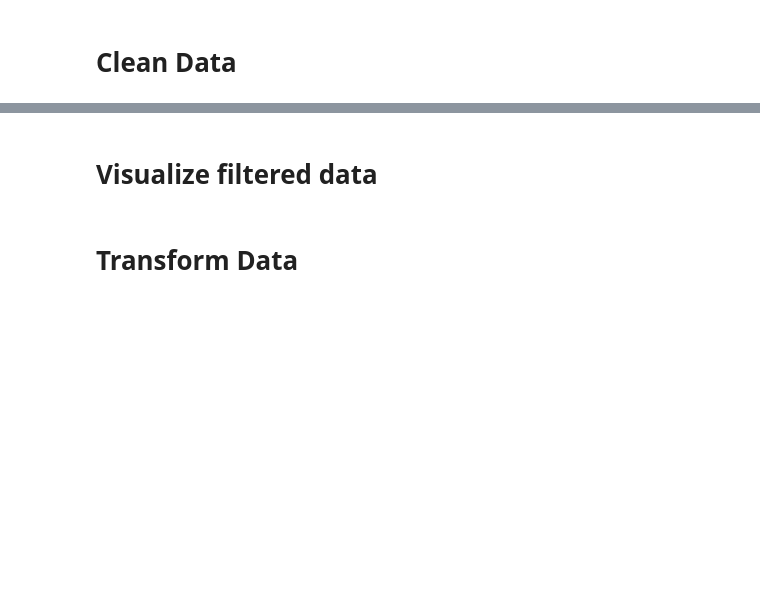
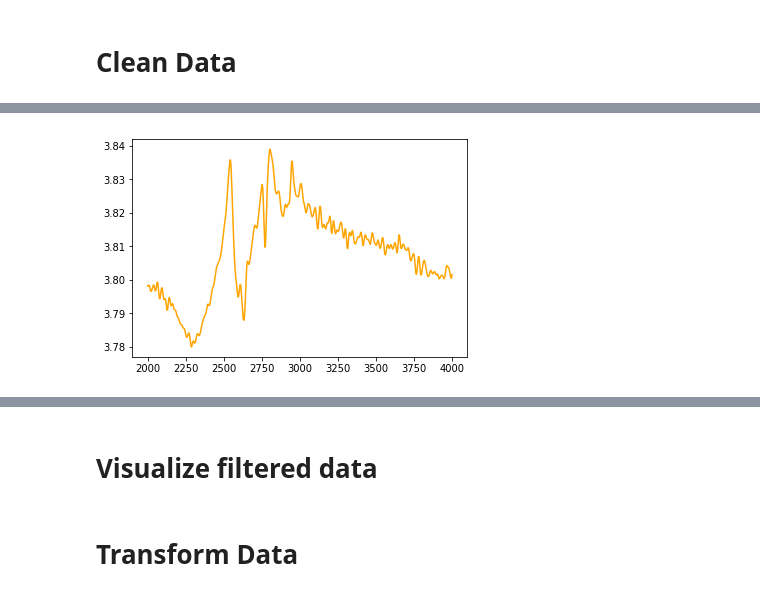
Before and after one commit to RoamEasy/emg-deep-learning, a Jupyter notebook: data_analysis.ipynb, the cells around one changed output, grey strips where cells are left out. Cells and saved outputs as stored; diff of their text form; code cells hidden in the pictures; blank space fills up the shorter version.

```diff
--- a/data_analysis.ipynb
+++ b/data_analysis.ipynb
@@ -74,6 +75,8 @@ plt.show()
 # %% [markdown]
 # Clean Data
 # %%
+# add Low pass filter
+
 def low_pass(fc, b):
     '''
     :param fc: cutoff frequency
@@ -85,7 +88,8 @@ def low_pass(fc, b):
     n = np.arange(N)
 
     sinc_func = np.sinc(2 * fc * (n - (N - 1) / 2.))
-    window = 0.42 - 0.5 * np.cos(2 * np.pi * n / (N - 1)) + 0.08 * np.cos(4 * np.pi * n / (N - 1))
+    #window = 0.42 - 0.5 * np.cos(2 * np.pi * n / (N - 1)) + 0.08 * np.cos(4 * np.pi * n / (N - 1))
+    window = np.blackman(N)
     sinc_func = sinc_func * window
     sinc_func = sinc_func / np.sum(sinc_func)
     return sinc_func
@@ -93,0 +154,6 @@ def low_pass(fc, b):
+# %%
+# Left Cheeck
+plt.plot('CH_1_mV', data = lp_signal[2000:4000],  color='orange')
+plt.show()
+# %% [output]
+[figure, added]
```
Also changed, not shown: parts of 11 cells of this notebook.
